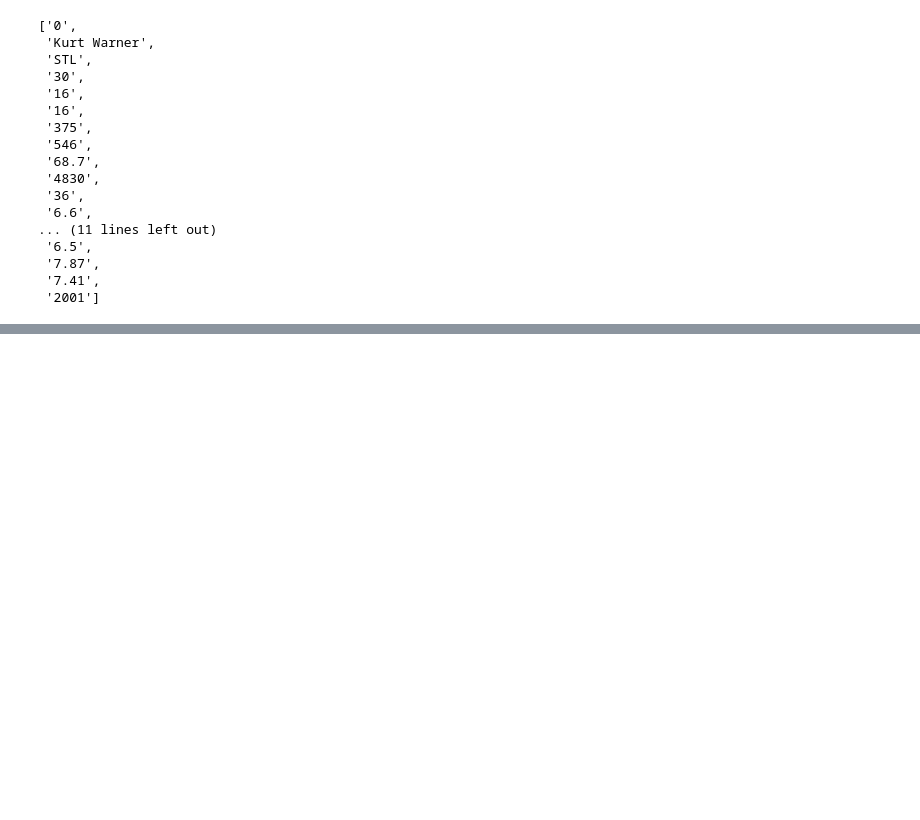
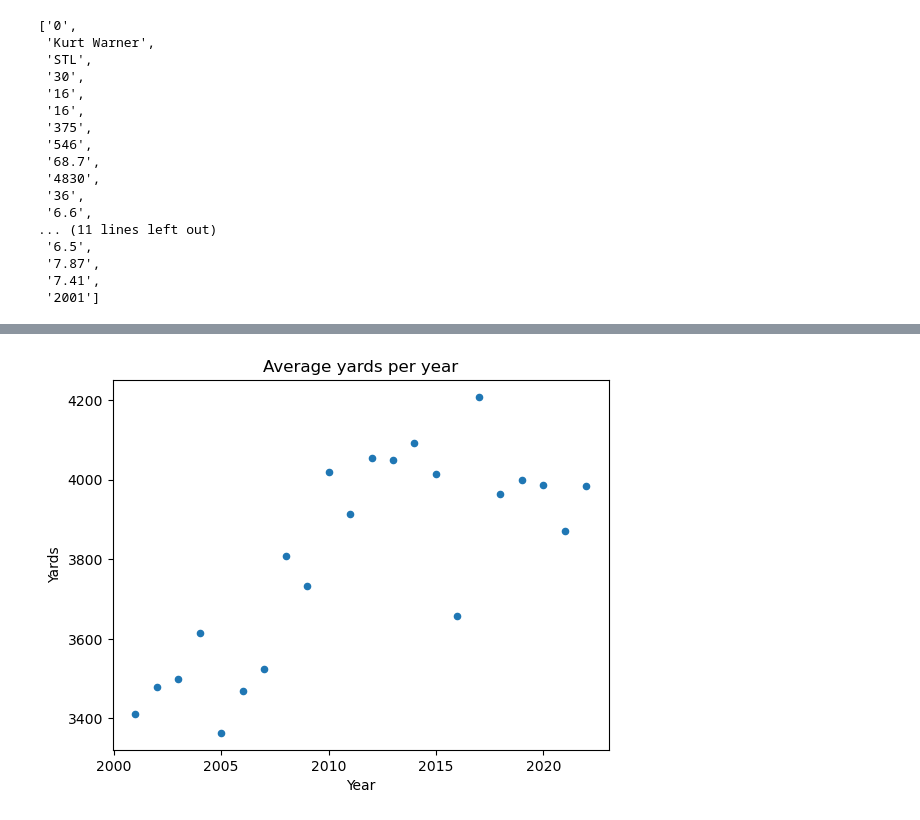
Before and after one commit to samweilert13/cs130-project-Sam, a Jupyter notebook: Analysis2.ipynb, the cells around one changed output, grey strips where cells are left out. Cells and saved outputs as stored; diff of their text form; code cells hidden in the pictures; blank space fills up the shorter version.

```diff
--- a/Analysis2.ipynb
+++ b/Analysis2.ipynb
@@ -50,0 +245,42 @@ for line in data[1:]:
+# %%
+means = [
+    3410.2608695652175,
+    3479.6111111111113,
+    3500.3529411764707,
+    3613.9473684210525,
+    3363.6666666666665,
+    3469.1666666666665,
+    3525.181818181818,
+    3808.5,
+    3733.3888888888887,
+    4019.157894736842,
+    3914.84,
+    4054.6315789473683,
+    4049.05,
+    4092.4761904761904,
+    4013.88,
+    3657.1304347826085,
+    4208.263157894737,
+    3965.05,
+    3999.3809523809523,
+    3987.0416666666665,
+    3872.0,
+    3983.722222222222
+]
+
+years = list(range(2001, 2024))
+
+passing_stats_mean = {year: mean for year, mean in zip(years, means)}
+# %%
+df_yards = pd.DataFrame({
+    "Year": list(passing_stats_mean.keys()),
+    "MeanYards": list(passing_stats_mean.values())
+}) #this turns that dictionary into a dataframe
+# %%
+df_yards.plot(kind='scatter', x='Year', y='MeanYards')
+plt.title('Average yards per year')
+plt.xlabel('Year')
+plt.ylabel('Yards')
+plt.show()
+# %% [output]
+[figure, added]
```
Also changed, not shown: parts of 28 cells of this notebook, 2 other files.
